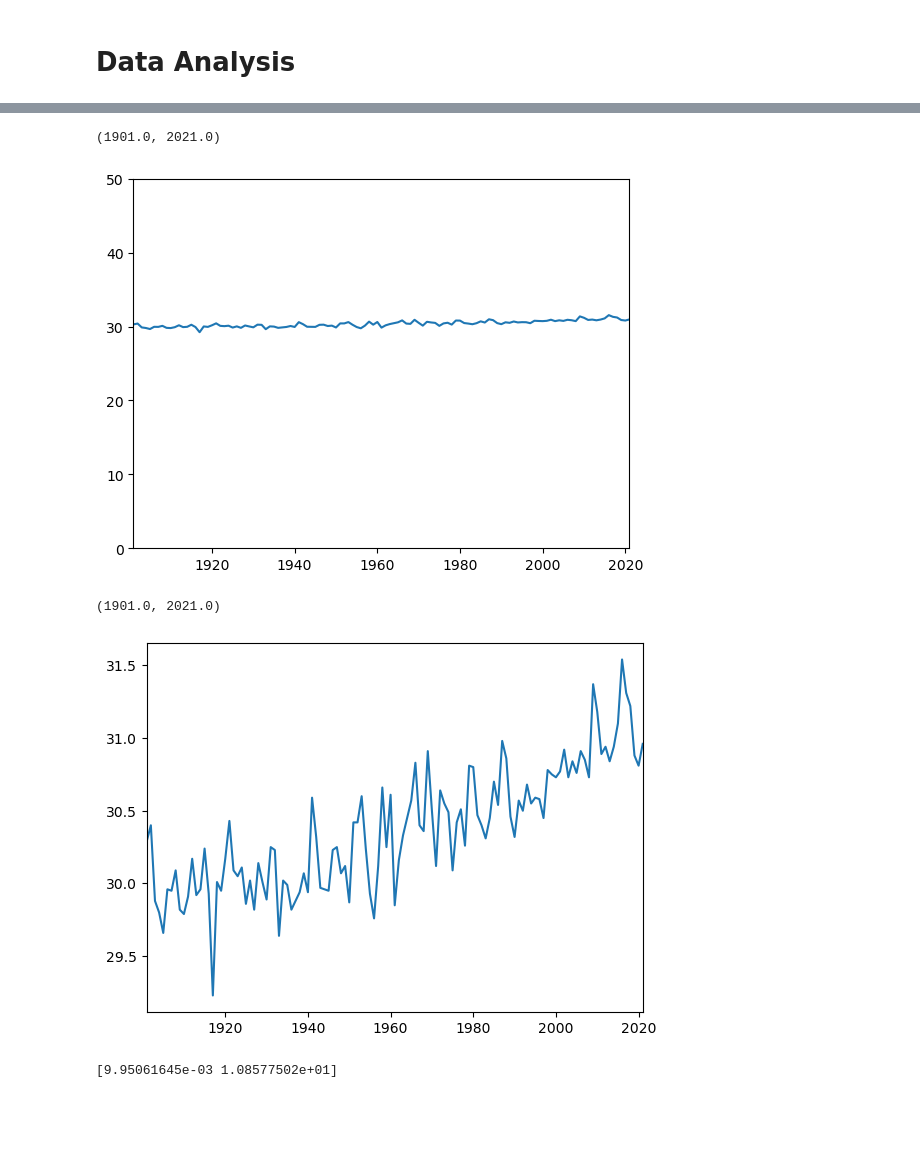
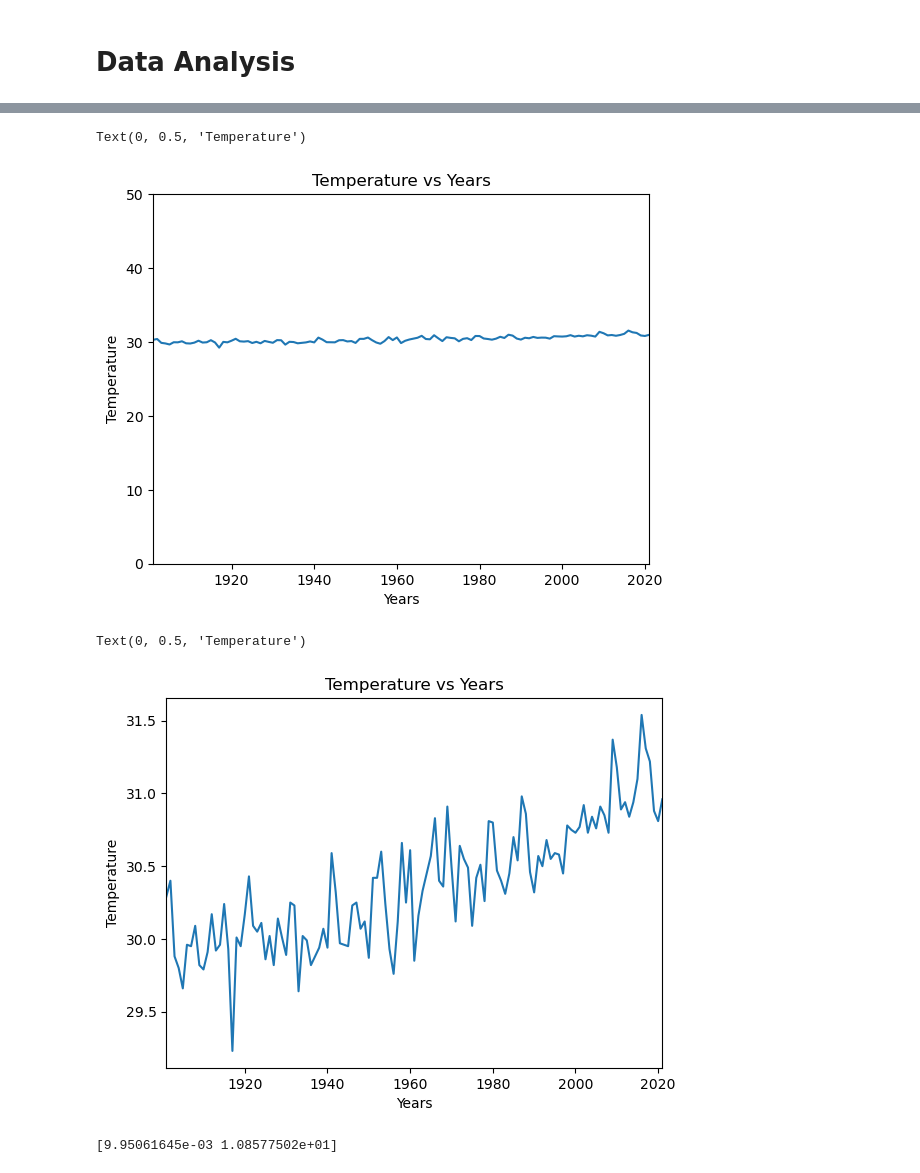
Before and after one commit to soniabt3/Code-Scripts, a Jupyter notebook: Cases/Temperature_Spikes/Analysis.ipynb, the cells around one changed output, grey strips where cells are left out. Cells and saved outputs as stored; diff of their text form; code cells hidden in the pictures; blank space fills up the shorter version.

```diff
--- a/Cases/Temperature_Spikes/Analysis.ipynb
+++ b/Cases/Temperature_Spikes/Analysis.ipynb
@@ -133,17 +133,23 @@ dataset.iloc[:,1:].describe()
 # %%
 plt.plot(dataset['YEAR'],dataset['ANNUAL MAX'])
 plt.ylim(0,50)
 plt.xlim(1901,2021)
+plt.title('Temperature vs Years')
+plt.xlabel('Years')
+plt.ylabel('Temperature')
 # %% [output]
-(1901.0, 2021.0)
+Text(0, 0.5, 'Temperature')
-[figure, old version]
+[figure, new version]
 # %%
 plt.plot(dataset['YEAR'],dataset['ANNUAL MAX'])
 # plt.ylim(20,30)
 plt.xlim(1901,2021)
+plt.title('Temperature vs Years')
+plt.xlabel('Years')
+plt.ylabel('Temperature')
 # %% [output]
-(1901.0, 2021.0)
+Text(0, 0.5, 'Temperature')
-[figure, old version]
+[figure, new version]
 # %%
 #slope of the line
 print(np.polyfit(dataset['YEAR'],dataset['ANNUAL MAX'],1))
```
Also changed, not shown: parts of 3 cells of this notebook, 8 other files.
